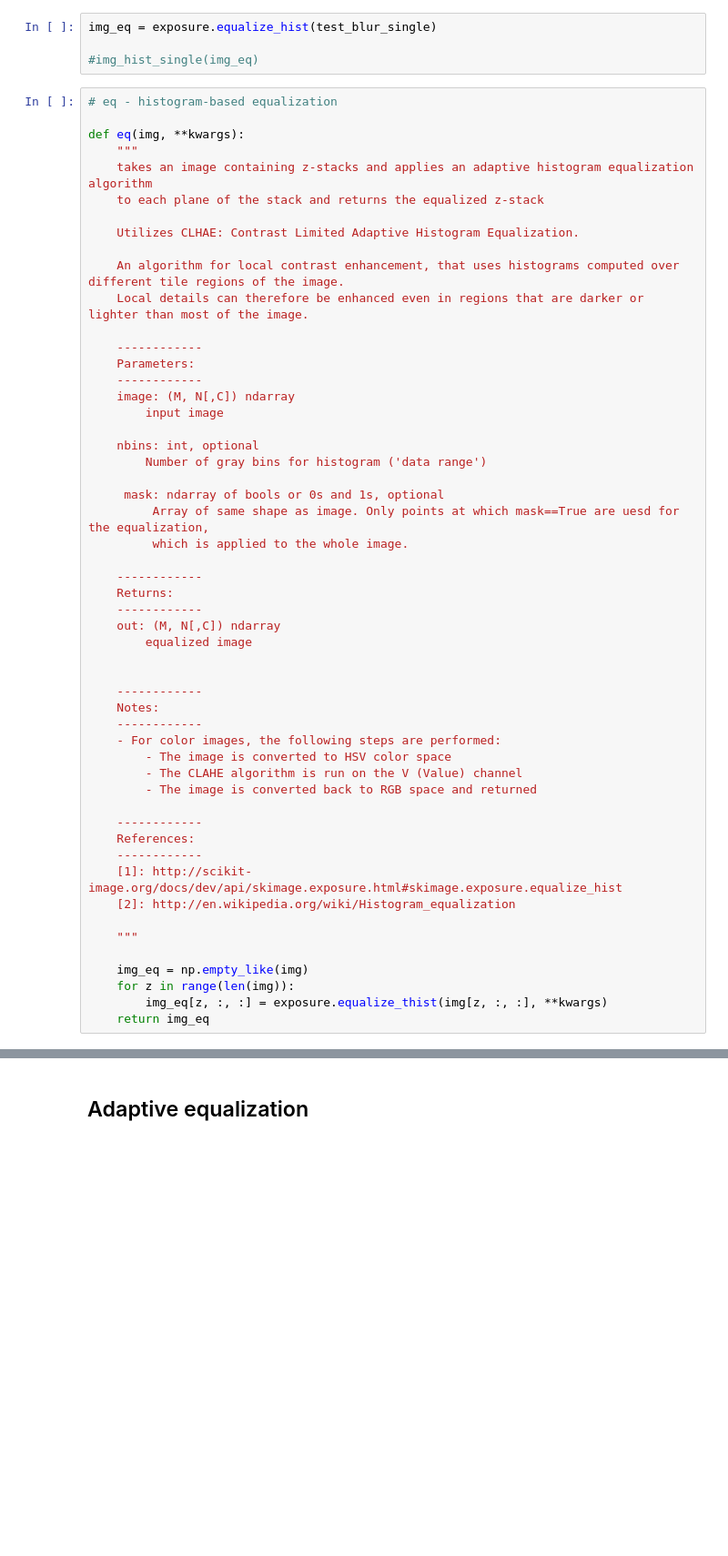
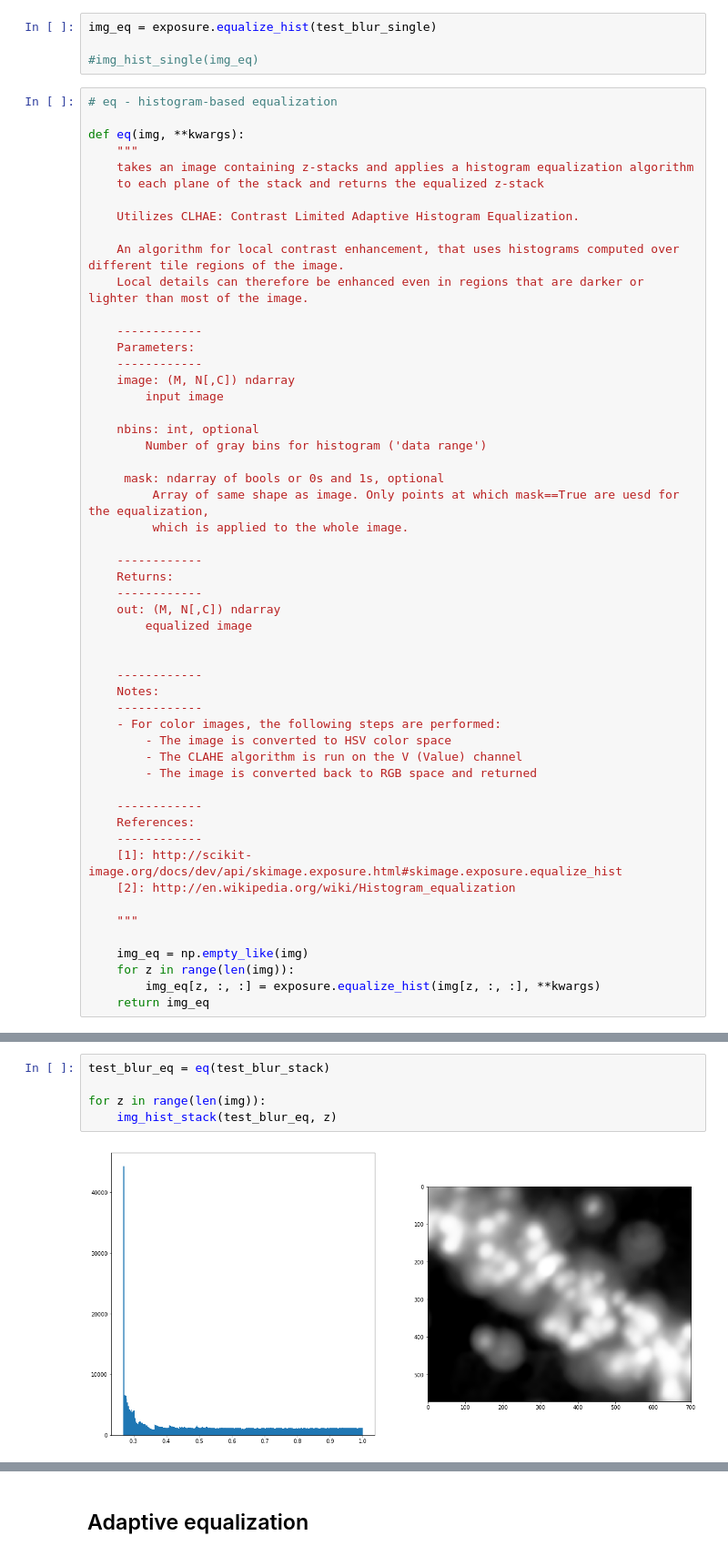
Before and after one commit to kpuhger/count-cellula, a Jupyter notebook: notebooks/HEQ & segmentation.ipynb, the cells around one changed output, grey strips where cells are left out. Shown at 91% size. Saved outputs shown, nothing was run; the diff lists cells and outputs as text; blank space fills up the shorter version.

```diff
--- a/notebooks/HEQ & segmentation.ipynb
+++ b/notebooks/HEQ & segmentation.ipynb
@@ -92,7 +92,7 @@ img_eq = exposure.equalize_hist(test_blur_single)
 
 def eq(img, **kwargs):
     """
-    takes an image containing z-stacks and applies an adaptive histogram equalization algorithm
+    takes an image containing z-stacks and applies a histogram equalization algorithm
     to each plane of the stack and returns the equalized z-stack
 
     Utilizes CLHAE: Contrast Limited Adaptive Histogram Equalization.
@@ -138,5 +138,5 @@ def eq(img, **kwargs):
 
     img_eq = np.empty_like(img)
     for z in range(len(img)):
-        img_eq[z, :, :] = exposure.equalize_thist(img[z, :, :], **kwargs)
+        img_eq[z, :, :] = exposure.equalize_hist(img[z, :, :], **kwargs)
     return img_eq
@@ -144,0 +143,7 @@ def eq(img, **kwargs):
+# %%
+test_blur_eq = eq(test_blur_stack)
+
+for z in range(len(img)):
+    img_hist_stack(test_blur_eq, z)
+# %% [output]
+[figure, added]
```
Also changed, not shown: parts of 3 cells of this notebook.
